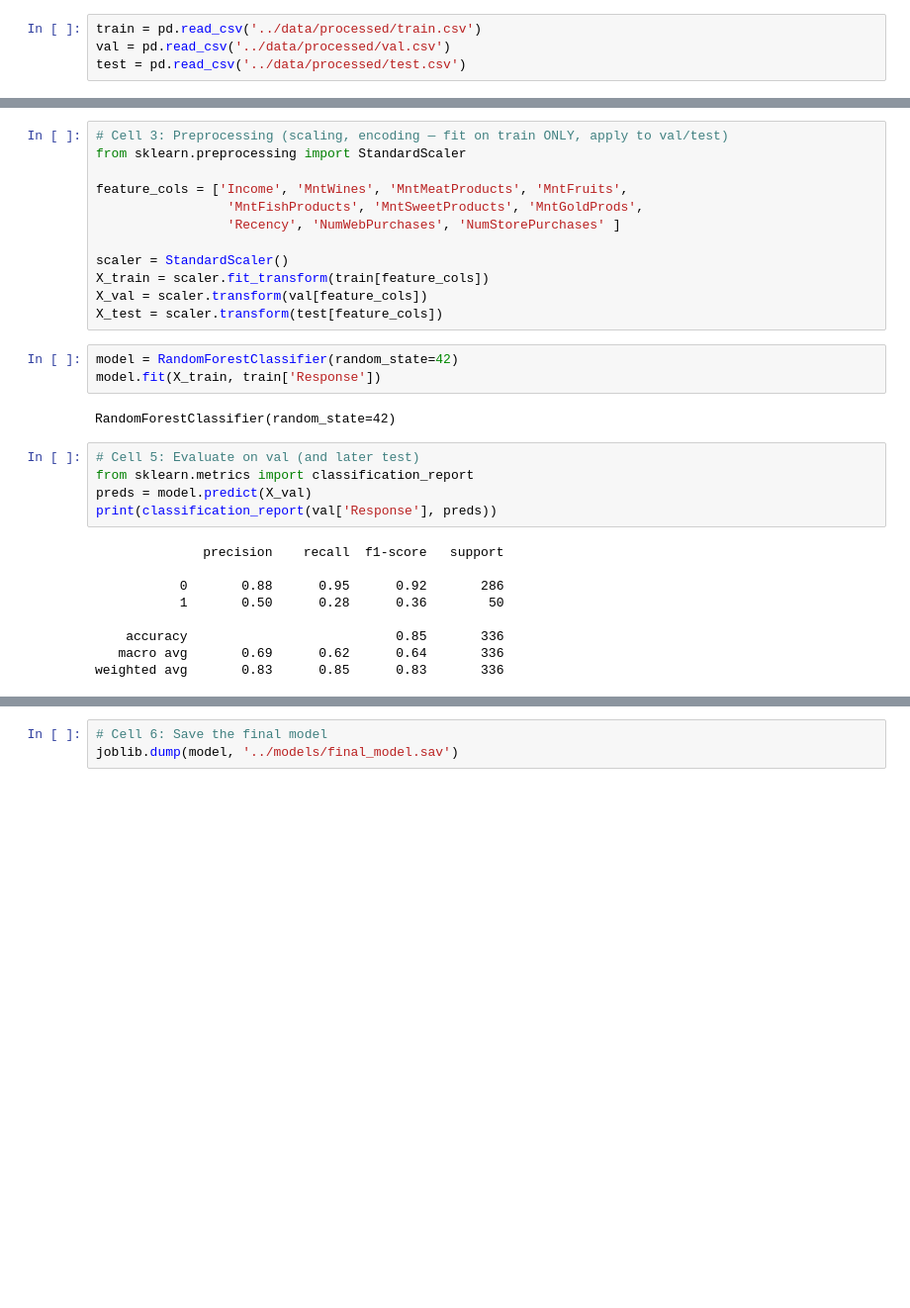
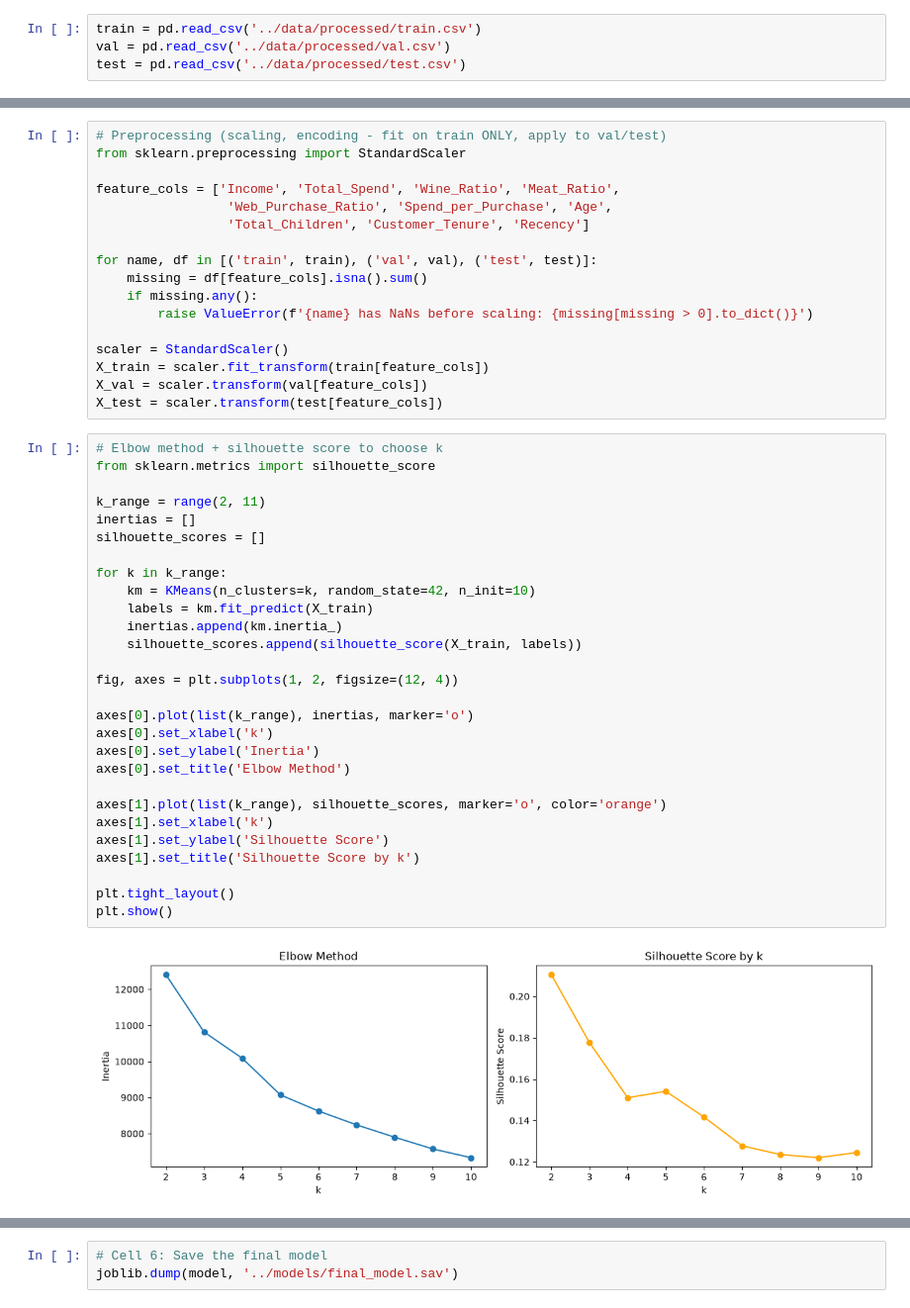
Before and after one commit to xuenlynn/reverie_datathon, a Jupyter notebook: training/01_training.ipynb, the cells around one changed output, grey strips where cells are left out. Shown at 99% size. Drawn from its saved outputs; the diff is of its cells as text; blank space fills up the shorter version.

```diff
--- a/training/01_training.ipynb
+++ b/training/01_training.ipynb
@@ -16,31 +85,47 @@ print(train.columns.tolist())
 # %%
-# Cell 3: Preprocessing (scaling, encoding — fit on train ONLY, apply to val/test)
+# Preprocessing (scaling, encoding - fit on train ONLY, apply to val/test)
 from sklearn.preprocessing import StandardScaler
 
-feature_cols = ['Income', 'MntWines', 'MntMeatProducts', 'MntFruits',
-                 'MntFishProducts', 'MntSweetProducts', 'MntGoldProds',
-                 'Recency', 'NumWebPurchases', 'NumStorePurchases' ]
+feature_cols = ['Income', 'Total_Spend', 'Wine_Ratio', 'Meat_Ratio',
+                 'Web_Purchase_Ratio', 'Spend_per_Purchase', 'Age',
+                 'Total_Children', 'Customer_Tenure', 'Recency']
+
+for name, df in [('train', train), ('val', val), ('test', test)]:
+    missing = df[feature_cols].isna().sum()
+    if missing.any():
+        raise ValueError(f'{name} has NaNs before scaling: {missing[missing > 0].to_dict()}')
 
 scaler = StandardScaler()
 X_train = scaler.fit_transform(train[feature_cols])
 X_val = scaler.transform(val[feature_cols])
 X_test = scaler.transform(test[feature_cols])
-# %%
-model = RandomForestClassifier(random_state=42)
-model.fit(X_train, train['Response'])
-# %% [output]
-RandomForestClassifier(random_state=42)
 # %%
-# Cell 5: Evaluate on val (and later test)
-from sklearn.metrics import classification_report
-preds = model.predict(X_val)
-print(classification_report(val['Response'], preds))
+# Elbow method + silhouette score to choose k
+from sklearn.metrics import silhouette_score
+
+k_range = range(2, 11)
+inertias = []
+silhouette_scores = []
+
+for k in k_range:
+    km = KMeans(n_clusters=k, random_state=42, n_init=10)
+    labels = km.fit_predict(X_train)
+    inertias.append(km.inertia_)
+    silhouette_scores.append(silhouette_score(X_train, labels))
+
+fig, axes = plt.subplots(1, 2, figsize=(12, 4))
+
+axes[0].plot(list(k_range), inertias, marker='o')
+axes[0].set_xlabel('k')
+axes[0].set_ylabel('Inertia')
+axes[0].set_title('Elbow Method')
+
+axes[1].plot(list(k_range), silhouette_scores, marker='o', color='orange')
+axes[1].set_xlabel('k')
+axes[1].set_ylabel('Silhouette Score')
+axes[1].set_title('Silhouette Score by k')
+
+plt.tight_layout()
+plt.show()
 # %% [output]
-              precision    recall  f1-score   support
-
-           0       0.88      0.95      0.92       286
-           1       0.50      0.28      0.36        50
-
-    accuracy                           0.85       336
-   macro avg       0.69      0.62      0.64       336
-weighted avg       0.83      0.85      0.83       336
+[figure, added]
```
Also changed, not shown: parts of 6 cells of this notebook, 5 other files.
